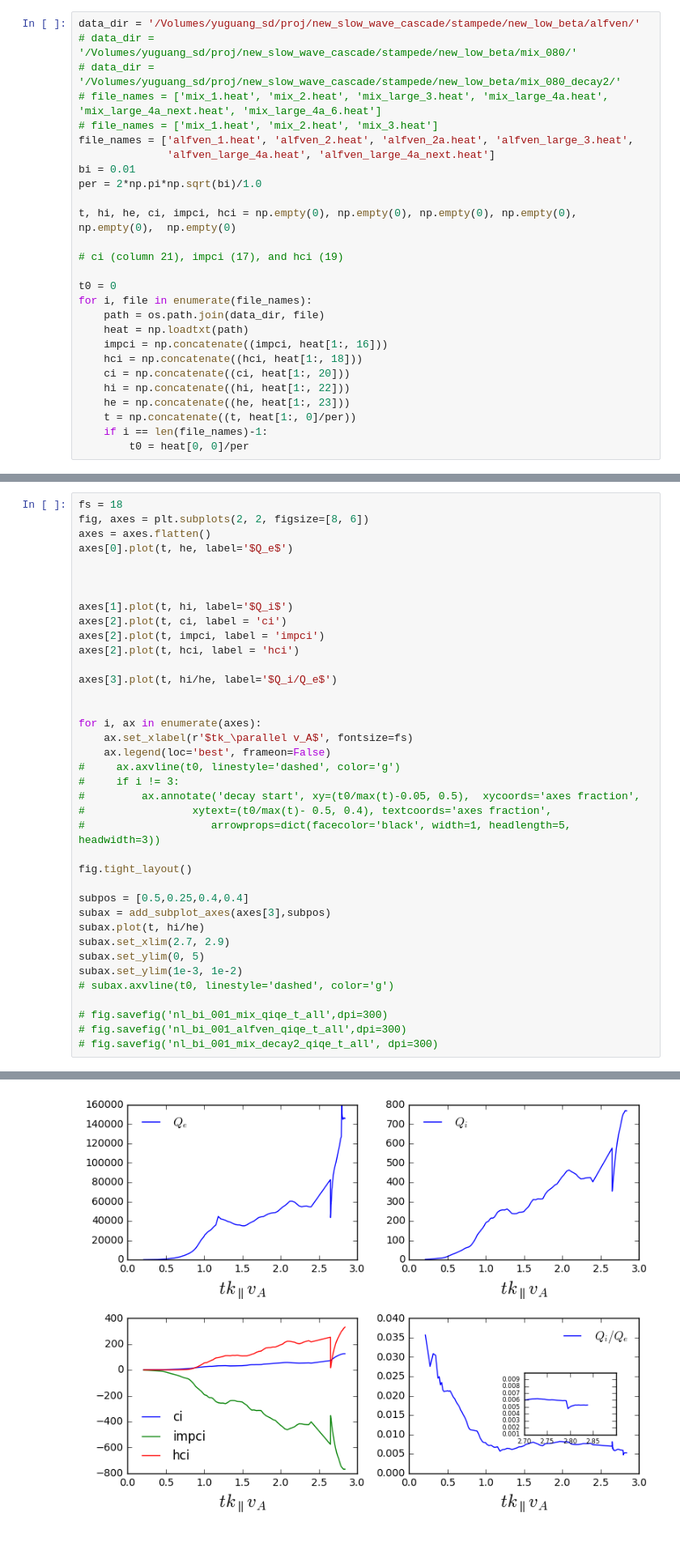
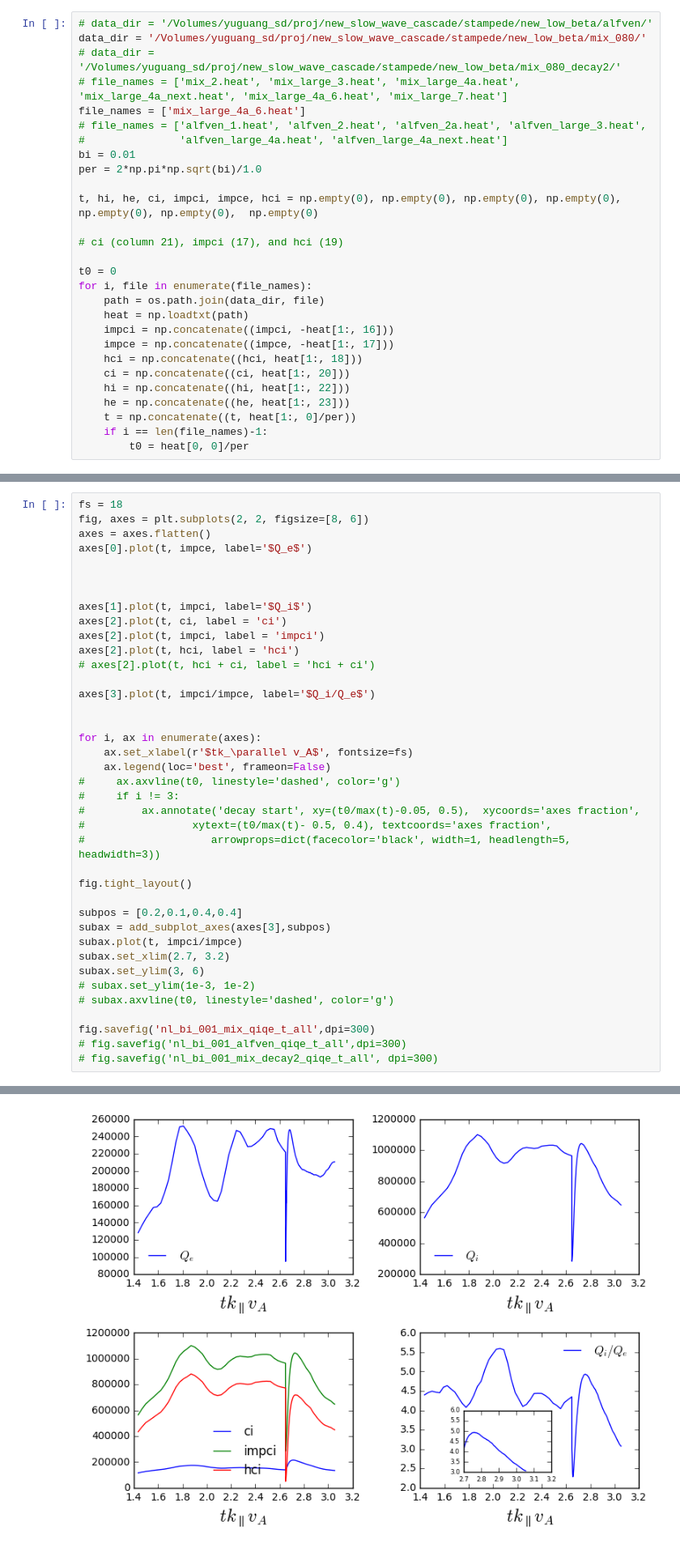
Before and after one commit to YuguangTong/Fourier-Laplace-plasma-response-in-driven-Gyrokinetics, a Jupyter notebook: python/Draft/Draft_20161206.ipynb, the cells around one changed output, grey strips where cells are left out. Shown at 81% size. Drawn from its saved outputs; the diff is of its cells as text.

```diff
--- a/python/Draft/Draft_20161206.ipynb
+++ b/python/Draft/Draft_20161206.ipynb
@@ -106,17 +106,17 @@ import os
 import matplotlib.pyplot as plt
 %matplotlib inline
 # %%
-data_dir = '/Volumes/yuguang_sd/proj/new_slow_wave_cascade/stampede/new_low_beta/alfven/'
-# data_dir = '/Volumes/yuguang_sd/proj/new_slow_wave_cascade/stampede/new_low_beta/mix_080/'
+# data_dir = '/Volumes/yuguang_sd/proj/new_slow_wave_cascade/stampede/new_low_beta/alfven/'
+data_dir = '/Volumes/yuguang_sd/proj/new_slow_wave_cascade/stampede/new_low_beta/mix_080/'
 # data_dir = '/Volumes/yuguang_sd/proj/new_slow_wave_cascade/stampede/new_low_beta/mix_080_decay2/'
-# file_names = ['mix_1.heat', 'mix_2.heat', 'mix_large_3.heat', 'mix_large_4a.heat', 'mix_large_4a_next.heat', 'mix_large_4a_6.heat']
-# file_names = ['mix_1.heat', 'mix_2.heat', 'mix_3.heat']
-file_names = ['alfven_1.heat', 'alfven_2.heat', 'alfven_2a.heat', 'alfven_large_3.heat',
-              'alfven_large_4a.heat', 'alfven_large_4a_next.heat']
+# file_names = ['mix_2.heat', 'mix_large_3.heat', 'mix_large_4a.heat', 'mix_large_4a_next.heat', 'mix_large_4a_6.heat', 'mix_large_7.heat']
+file_names = ['mix_large_4a_6.heat']
+# file_names = ['alfven_1.heat', 'alfven_2.heat', 'alfven_2a.heat', 'alfven_large_3.heat',
+#               'alfven_large_4a.heat', 'alfven_large_4a_next.heat']
 bi = 0.01
 per = 2*np.pi*np.sqrt(bi)/1.0
 
-t, hi, he, ci, impci, hci = np.empty(0), np.empty(0), np.empty(0), np.empty(0), np.empty(0),  np.empty(0)
+t, hi, he, ci, impci, impce, hci = np.empty(0), np.empty(0), np.empty(0), np.empty(0), np.empty(0), np.empty(0),  np.empty(0)
 
 # ci (column 21), impci (17), and hci (19)
 
@@ -124,7 +124,8 @@ t0 = 0
 for i, file in enumerate(file_names):
     path = os.path.join(data_dir, file)
     heat = np.loadtxt(path)
-    impci = np.concatenate((impci, heat[1:, 16]))
+    impci = np.concatenate((impci, -heat[1:, 16]))
+    impce = np.concatenate((impce, -heat[1:, 17]))
     hci = np.concatenate((hci, heat[1:, 18]))
     ci = np.concatenate((ci, heat[1:, 20]))
     hi = np.concatenate((hi, heat[1:, 22]))
@@ -159,16 +164,17 @@ def add_subplot_axes(ax,rect,axisbg='w'):
 fs = 18
 fig, axes = plt.subplots(2, 2, figsize=[8, 6])
 axes = axes.flatten()
-axes[0].plot(t, he, label='$Q_e$')
+axes[0].plot(t, impce, label='$Q_e$')
 
 
 
-axes[1].plot(t, hi, label='$Q_i$')
+axes[1].plot(t, impci, label='$Q_i$')
 axes[2].plot(t, ci, label = 'ci')
 axes[2].plot(t, impci, label = 'impci')
 axes[2].plot(t, hci, label = 'hci')
+# axes[2].plot(t, hci + ci, label = 'hci + ci')
 
-axes[3].plot(t, hi/he, label='$Q_i/Q_e$')
+axes[3].plot(t, impci/impce, label='$Q_i/Q_e$')
 
 
 for i, ax in enumerate(axes):
@@ -182,15 +188,15 @@ for i, ax in enumerate(axes):
 
 fig.tight_layout()
 
-subpos = [0.5,0.25,0.4,0.4]
+subpos = [0.2,0.1,0.4,0.4]
 subax = add_subplot_axes(axes[3],subpos)
-subax.plot(t, hi/he)
-subax.set_xlim(2.7, 2.9)
-subax.set_ylim(0, 5)
-subax.set_ylim(1e-3, 1e-2)
+subax.plot(t, impci/impce)
+subax.set_xlim(2.7, 3.2)
+subax.set_ylim(3, 6)
+# subax.set_ylim(1e-3, 1e-2)
 # subax.axvline(t0, linestyle='dashed', color='g')
 
-# fig.savefig('nl_bi_001_mix_qiqe_t_all',dpi=300)
+fig.savefig('nl_bi_001_mix_qiqe_t_all',dpi=300)
 # fig.savefig('nl_bi_001_alfven_qiqe_t_all',dpi=300)
 # fig.savefig('nl_bi_001_mix_decay2_qiqe_t_all', dpi=300)
 # %% [output]
@@ -197 +204 @@ subax.set_ylim(1e-3, 1e-2)
-[figure, old version]
+[figure, new version]
```
Also changed, not shown: parts of 26 cells of this notebook, 42 other files.
